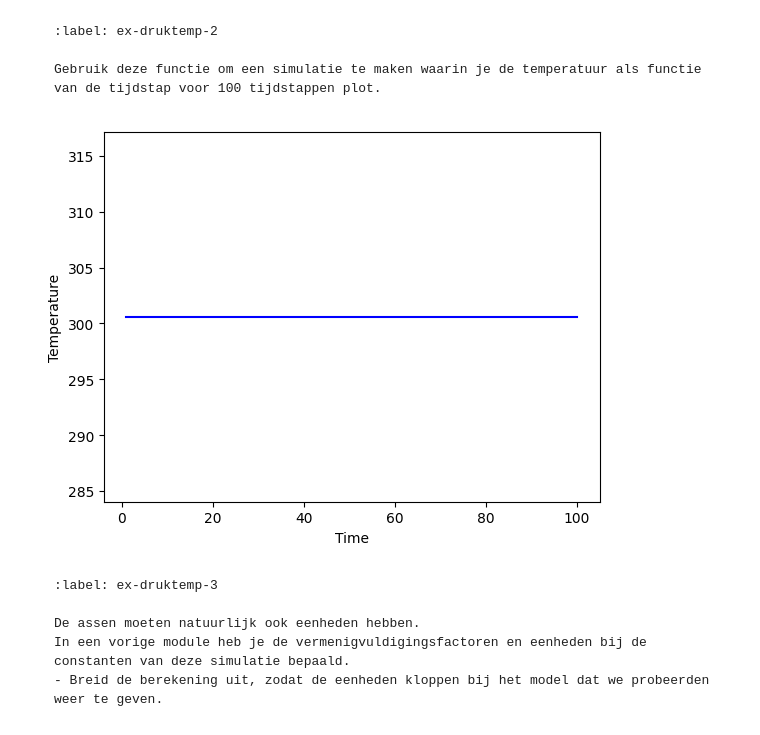
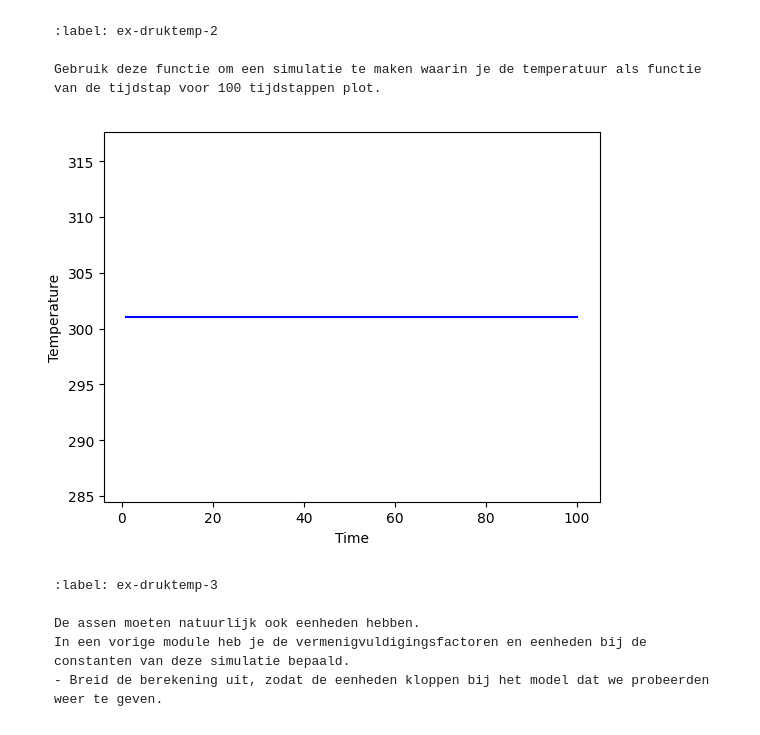
Before and after one commit to Jz-Mo/thermolab, a Jupyter notebook: Content/PySim/5_druktemp.ipynb, the cells around one changed output. Cells and saved outputs as stored; diff of their text form; code cells hidden in the pictures.

````diff
--- a/Content/PySim/5_druktemp.ipynb
+++ b/Content/PySim/5_druktemp.ipynb
@@ -36,11 +36,11 @@ import numpy as np
 import matplotlib.pyplot as plt
 from matplotlib.animation import FuncAnimation
 
-BOX_SIZE_0 = 100            # Hoogte en lengte startvolume
-N = 400                       # Aantal deeltjes
-V_0 = 1                      # Startsnelheid van deeltjes
-RADIUS = .5                   # Straal van moleculen
-DT = 0.04                       # Tijdstap om geen botsing te missen
+BOX_SIZE_0 = 9.28         # Hoogte en breedte startvolume (nm)
+N = 40                          # Aantal deeltjes
+V_0 = 414                       # Startsnelheid van deeltjes (nm/ns)
+RADIUS = 0.3               # Straal van moleculen (nm)
+DT = 0.0001                         # Tijdstap om geen botsing te missen (ns)
 
 
 #your code/answer
@@ -214,25 +214,25 @@ Gebruik deze functie om een simulatie te maken waarin je de temperatuur als func
 # %%
 # ruimte voor uitwerking
 
 particles = []
 temperatures = np.zeros(100, dtype=float)
 times = np.linspace(1, 100, 100)
 
 create_particles(particles)
 for i in range(100):
     take_time_step(particles)
     # vastleggen van temperatuur per tijdstap
-    temperatures[i] = temperature(particles) * 0.83*1e-20
+    temperatures[i] = temperature(particles) * 0.485*1e-25
 
 plt.figure()
 plt.xlabel('Time')
 plt.ylabel('Temperature')
 # plotten van tijd tegen temperatuur
 #your code/answer
 plt.plot(times, temperatures, 'b-')
 plt.show()
 # %% [output]
-[figure, old version]
+[figure, new version]
 # %% [markdown]
 ```{exercise}
 :label: ex-druktemp-3
````
Also changed, not shown: parts of 6 cells of this notebook, 2 other files.
